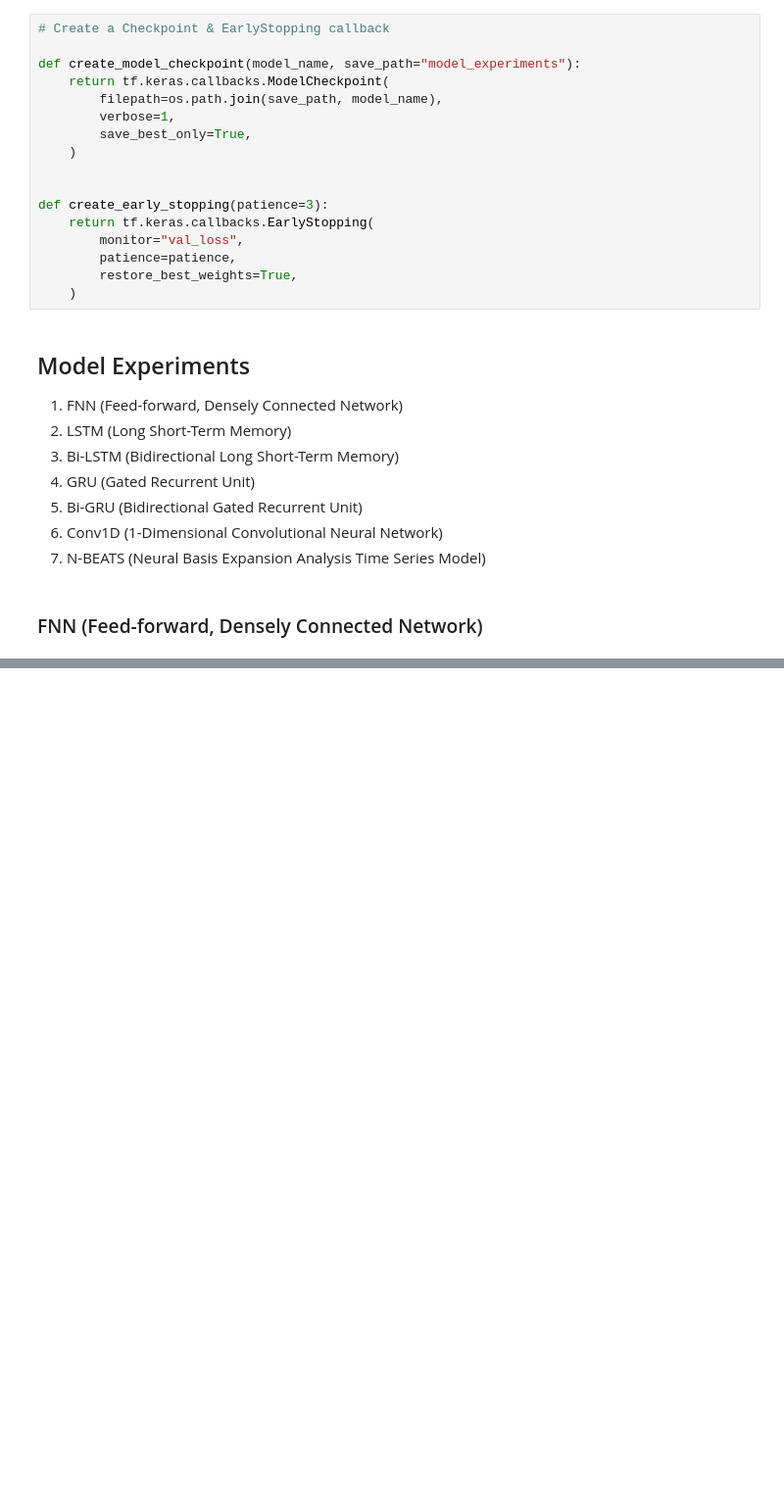
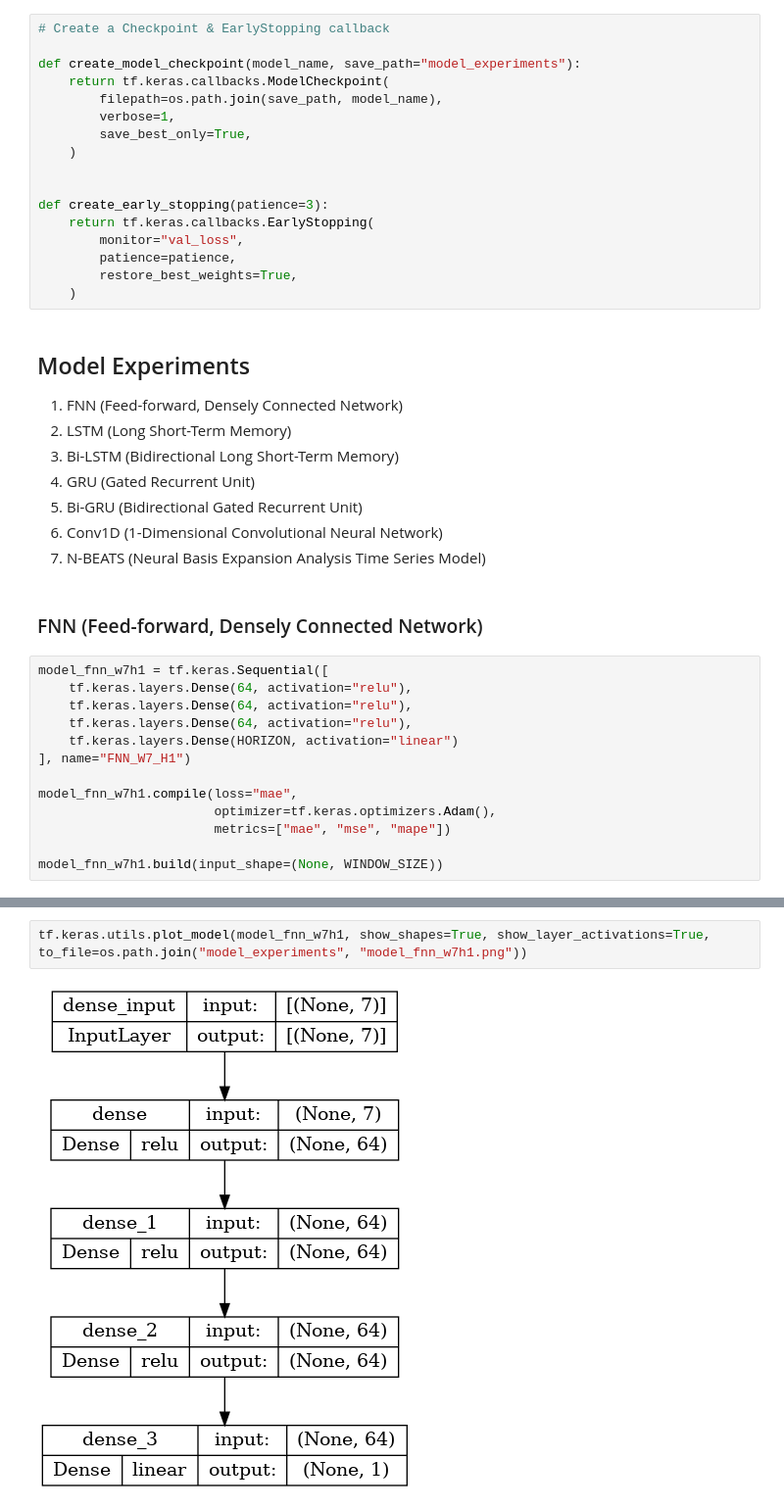
Before and after one commit to Anikate-De/BTC-Price-Prediction-DL, a Jupyter notebook: experiments.ipynb, the cells around one changed output, grey strips where cells are left out. Shown at 98% size. Cells and saved outputs as stored; diff of their text form; blank space fills up the shorter version.

```diff
--- a/experiments.ipynb
+++ b/experiments.ipynb
@@ -285,3 +292,16 @@ def create_early_stopping(patience=3):
 7. N-BEATS (Neural Basis Expansion Analysis Time Series Model)
 # %% [markdown]
 ### FNN (Feed-forward, Densely Connected Network)
+# %%
+model_fnn_w7h1 = tf.keras.Sequential([
+    tf.keras.layers.Dense(64, activation="relu"),
+    tf.keras.layers.Dense(64, activation="relu"),
+    tf.keras.layers.Dense(64, activation="relu"),
+    tf.keras.layers.Dense(HORIZON, activation="linear")
+], name="FNN_W7_H1")
+
+model_fnn_w7h1.compile(loss="mae",
+                       optimizer=tf.keras.optimizers.Adam(),
+                       metrics=["mae", "mse", "mape"])
+
+model_fnn_w7h1.build(input_shape=(None, WINDOW_SIZE))
@@ -288 +328,5 @@ def create_early_stopping(patience=3):
+# %%
+tf.keras.utils.plot_model(model_fnn_w7h1, show_shapes=True, show_layer_activations=True, to_file=os.path.join("model_experiments", "model_fnn_w7h1.png"))
+# %% [output]
+[figure, added]
 # %%
```
Also changed, not shown: parts of 18 cells of this notebook.
